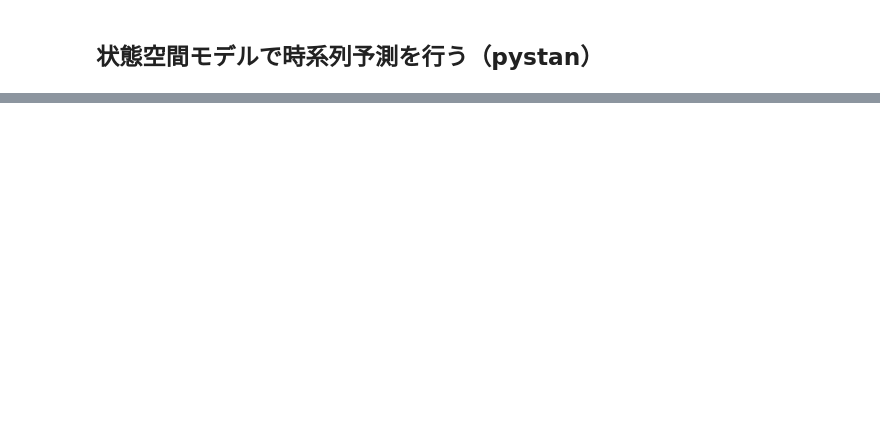
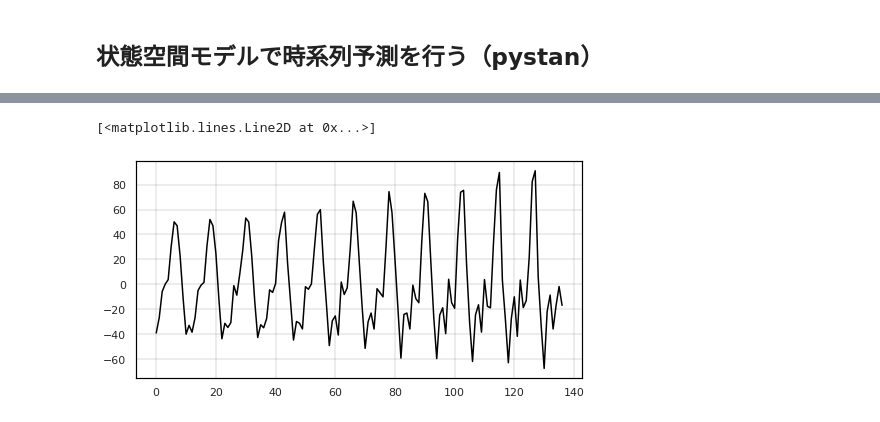
Before and after one commit to ykato27/Time-Series-Forecasting, a Jupyter notebook: notebooks/pystan/State-Space-Model-pystan.ipynb, the cells around one changed output, grey strips where cells are left out. Cells and saved outputs as stored; diff of their text form; code cells hidden in the pictures; blank space fills up the shorter version.

```diff
--- a/notebooks/pystan/State-Space-Model-pystan.ipynb
+++ b/notebooks/pystan/State-Space-Model-pystan.ipynb
@@ -129,0 +468,6 @@ plt.show()
+# %%
+# 月別効果
+plt.plot(month_eff_hat, color="black")
+# %% [output]
+[<matplotlib.lines.Line2D at 0x...>]
+[figure, added]
```
Also changed, not shown: parts of 45 cells of this notebook, 2 other files.
